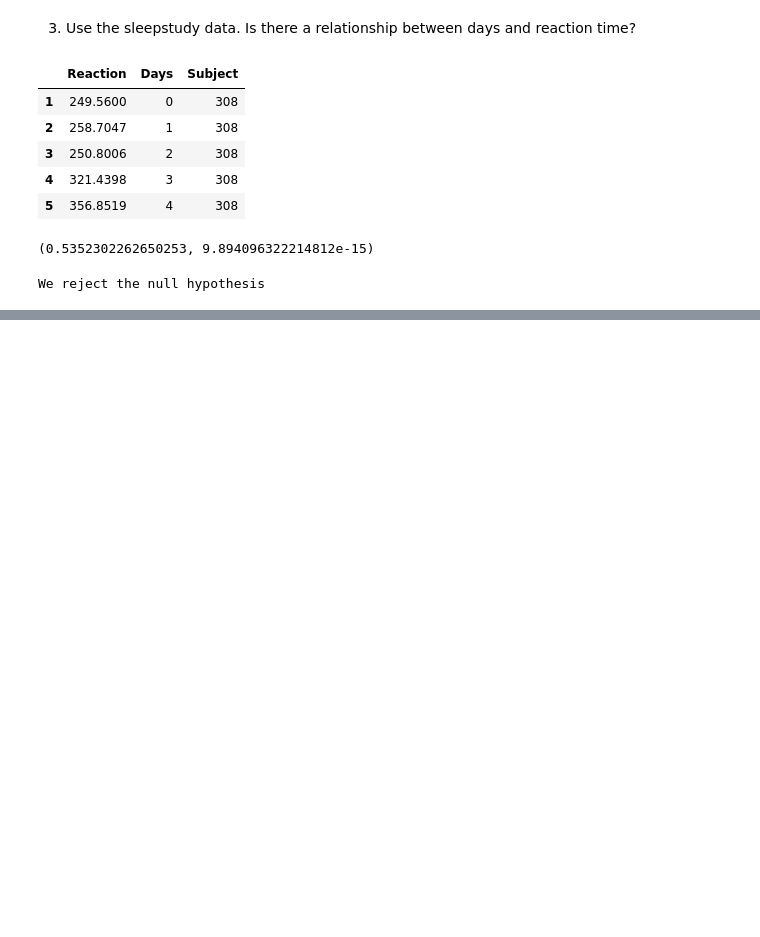
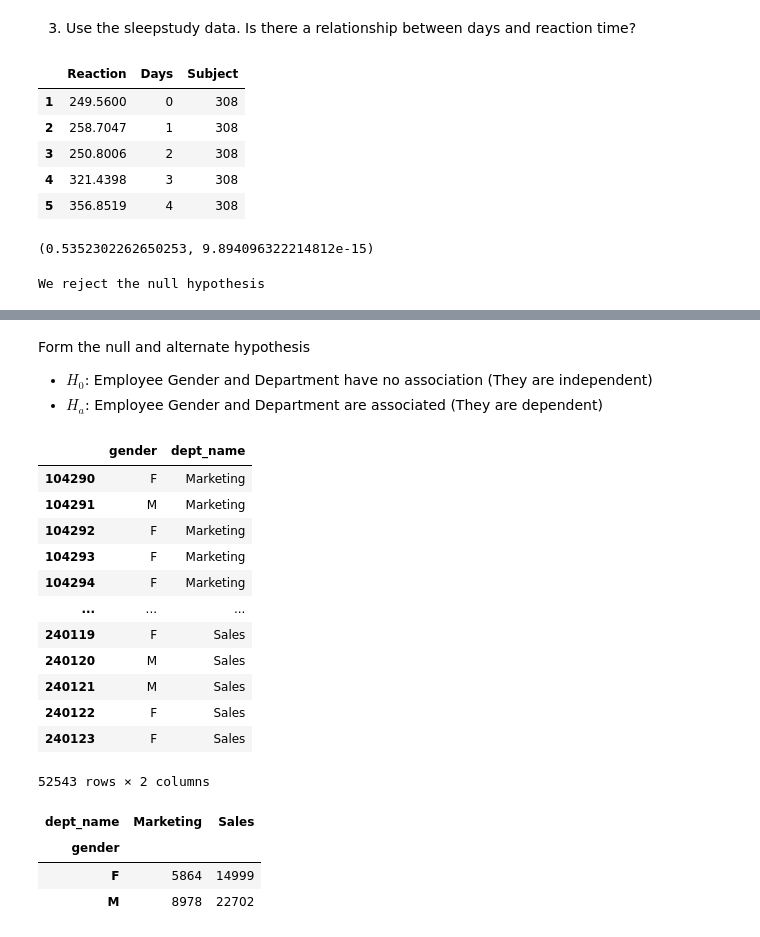
Before and after one commit to AJMartinezLlanes/statistics-exercises, a Jupyter notebook: hypothesis_testing.ipynb, the cells around one changed output, grey strips where cells are left out. Cells and saved outputs as stored; diff of their text form; code cells hidden in the pictures; blank space fills up the shorter version.

```diff
--- a/hypothesis_testing.ipynb
+++ b/hypothesis_testing.ipynb
@@ -558,0 +685,8 @@ We reject the null hypothesis
+# %%
+query = '''
+SELECT e.gender, d.dept_name
+FROM employees e
+JOIN dept_emp de ON de.emp_no = e.emp_no
+AND to_date > NOW()
+JOIN departments d USING (dept_no)'''
+emp_gender = pd.read_sql(query, url)
@@ -558,0 +705,30 @@ We reject the null hypothesis
+# %% [markdown]
+Form the null and alternate hypothesis
+- $H_0$: Employee Gender and Department have no association (They are independent)
+- $H_a$: Employee Gender and Department are associated (They are dependent)
+# %%
+# Is an employee's gender independent of whether an employee works in sales or marketing? (only look at current employees)
+depts = emp_gender[(emp_gender.dept_name == 'Sales')| (emp_gender.dept_name == 'Marketing')]
+depts
+# %% [output]
+|  | gender | dept_name |
+| 104290 | F | Marketing |
+| 104291 | M | Marketing |
+| 104292 | F | Marketing |
+| 104293 | F | Marketing |
+| 104294 | F | Marketing |
+| ... | ... | ... |
+| 240119 | F | Sales |
+| 240120 | M | Sales |
+| 240121 | M | Sales |
+| 240122 | F | Sales |
+| 240123 | F | Sales |
+52543 rows × 2 columns
+# %%
+observed = pd.crosstab(depts.gender, depts.dept_name)
+observed
+# %% [output]
+| dept_name | Marketing | Sales |
+| gender |  |  |
+| F | 5864 | 14999 |
+| M | 8978 | 22702 |
```
Also changed, not shown: parts of 27 cells of this notebook.
